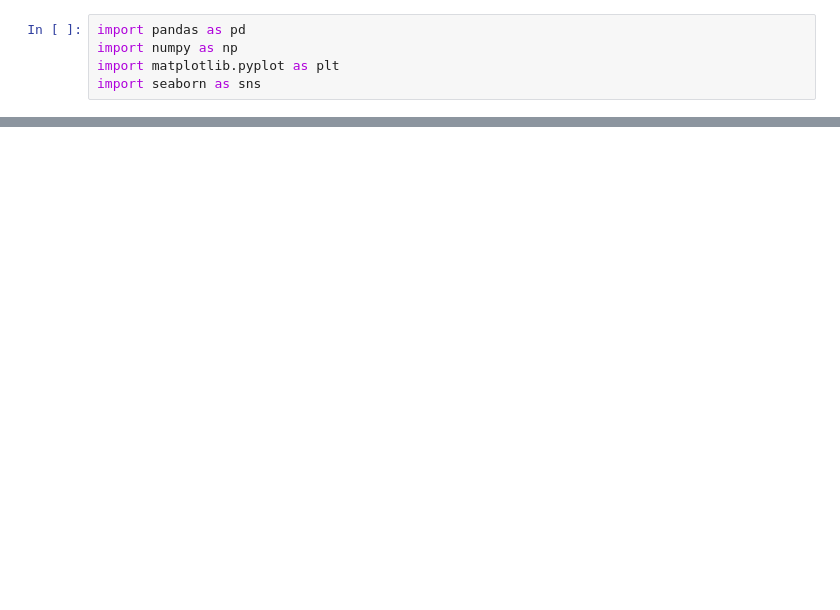
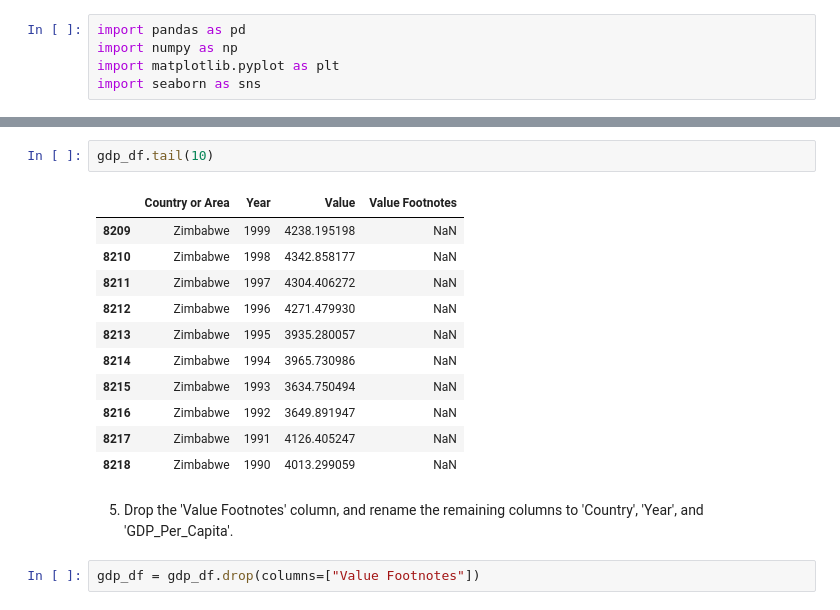
Before and after one commit to nss-data-science-cohort-9/un-exploration-joshwtacker, a Jupyter notebook: Notebook/UN_Data_Exploration.ipynb, the cells around one changed output, grey strips where cells are left out. Drawn from its saved outputs; the diff is of its cells as text; blank space fills up the shorter version.

```diff
--- a/Notebook/UN_Data_Exploration.ipynb
+++ b/Notebook/UN_Data_Exploration.ipynb
@@ -21,0 +38,18 @@ pd.read_csv("../data/continents.csv")
+# %%
+gdp_df.tail(10)
+# %% [output]
+|  | Country or Area | Year | Value | Value Footnotes |
+| 8209 | Zimbabwe | 1999 | 4238.195198 | NaN |
+| 8210 | Zimbabwe | 1998 | 4342.858177 | NaN |
+| 8211 | Zimbabwe | 1997 | 4304.406272 | NaN |
+| 8212 | Zimbabwe | 1996 | 4271.479930 | NaN |
+| 8213 | Zimbabwe | 1995 | 3935.280057 | NaN |
+| 8214 | Zimbabwe | 1994 | 3965.730986 | NaN |
+| 8215 | Zimbabwe | 1993 | 3634.750494 | NaN |
+| 8216 | Zimbabwe | 1992 | 3649.891947 | NaN |
+| 8217 | Zimbabwe | 1991 | 4126.405247 | NaN |
+| 8218 | Zimbabwe | 1990 | 4013.299059 | NaN |
+# %% [markdown]
+5. Drop the 'Value Footnotes' column, and rename the remaining columns to 'Country', 'Year', and 'GDP_Per_Capita'.
+# %%
+gdp_df = gdp_df.drop(columns=["Value Footnotes"])
```
Also changed, not shown: parts of 44 cells of this notebook.
